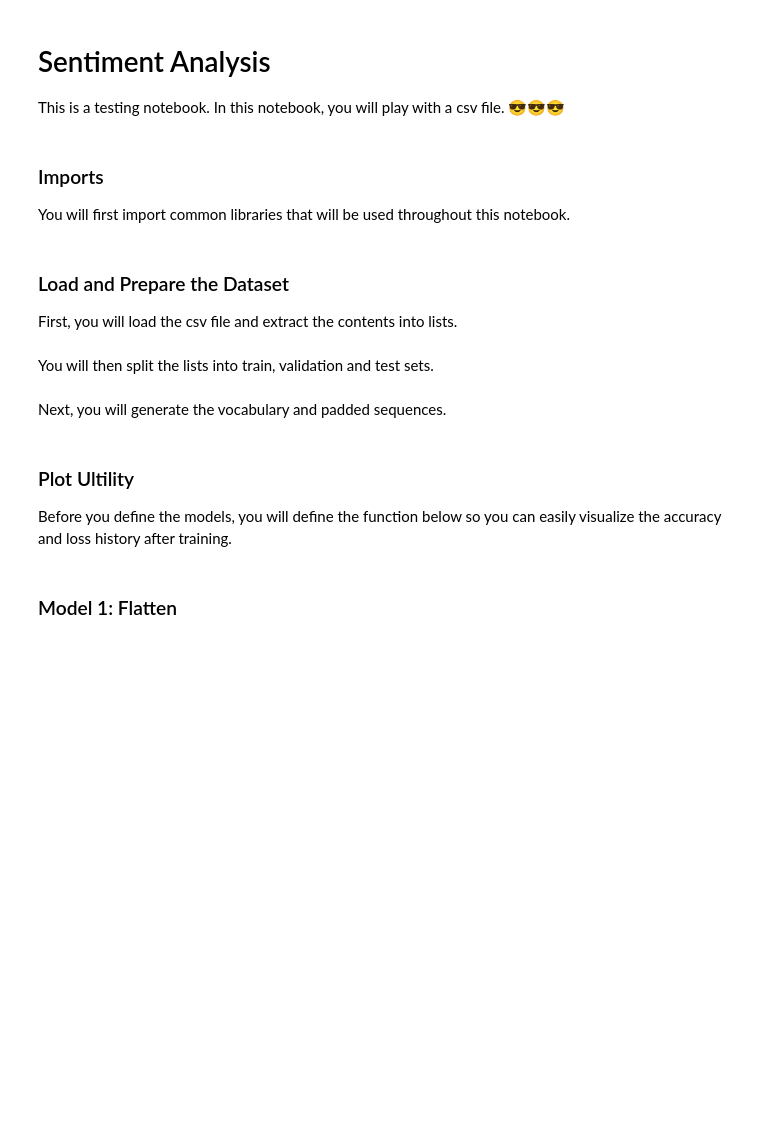
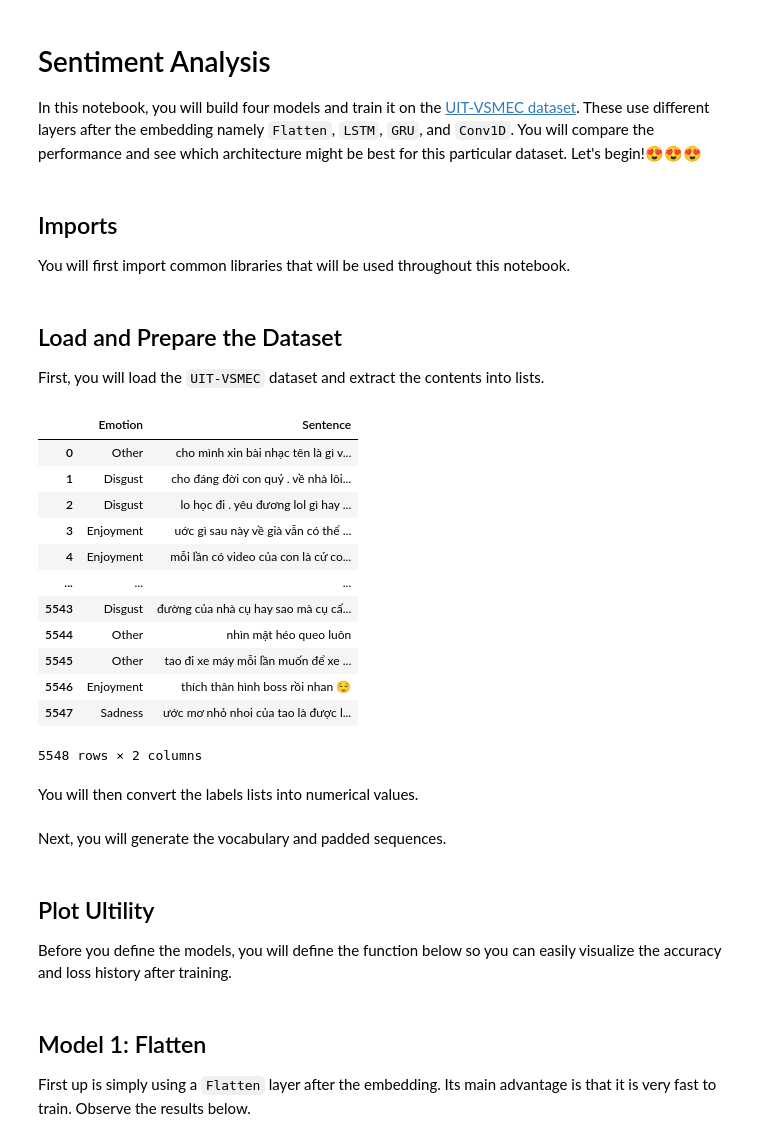
Before and after one commit to minhvn1433/Deep-learning-project, a Jupyter notebook: main.ipynb, the cells around one changed output. Drawn from its saved outputs; the diff is of its cells as text; code cells hidden in the pictures; blank space fills up the shorter version.

Commit message:
UIT-VSMEC dataset

```diff
--- a/main.ipynb
+++ b/main.ipynb
@@ -3,9 +3,9 @@
 # %% [markdown]
 # Sentiment Analysis
 
-This is a testing notebook. In this notebook, you will play with a csv file. 😎😎😎
+In this notebook, you will build four models and train it on the [UIT-VSMEC dataset](https://nlp.uit.edu.vn/datasets/). These use different layers after the embedding namely `Flatten`, `LSTM`, `GRU`, and `Conv1D`. You will compare the performance and see which architecture might be best for this particular dataset. Let's begin!😍😍😍
 # %% [markdown]
-### Imports
+## Imports
 
 You will first import common libraries that will be used throughout this notebook.
 # %%
@@ -34,17 +32,38 @@ from tensorflow.keras.layers import (
     Dropout,
 )
 # %% [markdown]
-### Load and Prepare the Dataset
+## Load and Prepare the Dataset
 
-First, you will load the csv file and extract the contents into lists.
+First, you will load the `UIT-VSMEC` dataset and extract the contents into lists.
 # %%
-# Load the CSV file
-df = pd.read_csv('data.csv')
-display(df)
+# Load the xlsx file
+train_data = pd.read_excel('train.xlsx')
+valid_data = pd.read_excel('valid.xlsx')
+test_data = pd.read_excel('test.xlsx')
+display(train_data)
 
-# Initialize the lists
-sentences = df['comment'].tolist()
-labels = df['rate'].tolist()
-labels = [label - 1 for label in labels]
+# Initialize the training sentences and labels list
+training_sentences = train_data['Sentence'].tolist()
+training_labels = train_data['Emotion'].tolist()
+
+# Initialize the validation sentences and labels list
+validation_sentences = valid_data['Sentence'].tolist()
+validation_labels = valid_data['Emotion'].tolist()
+
+# Initialize the testing sentences and labels list
+testing_sentences = test_data['Sentence'].tolist()
+testing_labels = test_data['Emotion'].tolist()
+# %% [output]
+|  | Emotion | Sentence |
+| 0 | Other | cho mình xin bài nhạc tên là gì v... |
+| 1 | Disgust | cho đáng đời con quỷ . về nhà lôi... |
+| 2 | Disgust | lo học đi . yêu đương lol gì hay ... |
+| 3 | Enjoyment | uớc gì sau này về già vẫn có thể ... |
+| 4 | Enjoyment | mỗi lần có video của con là cứ co... |
+| ... | ... | ... |
+| 5543 | Disgust | đường của nhà cụ hay sao mà cụ cấ... |
+| 5544 | Other | nhìn mặt héo queo luôn |
+| 5545 | Other | tao đi xe máy mỗi lần muốn để xe ... |
+| 5546 | Enjoyment | thích thân hình boss rồi nhan 😌 |
+| 5547 | Sadness | ước mơ nhỏ nhoi của tao là được l... |
+5548 rows × 2 columns
-# %% [markdown]
-You will then split the lists into train, validation and test sets.
@@ -71,0 +70,2 @@ testing_labels = np.array(testing_labels)
+# %% [markdown]
+You will then convert the labels lists into numerical values.
@@ -98,7 +113,7 @@ validation_padded = pad_sequences(validation_sequences, maxlen=max_length, paddi
 testing_sequences = tokenizer.texts_to_sequences(testing_sentences)
 testing_padded = pad_sequences(testing_sequences, maxlen=max_length, padding=padding_type, truncating=trunc_type)
 # %% [markdown]
-### Plot Ultility
+## Plot Ultility
 
 Before you define the models, you will define the function below so you can easily visualize the accuracy and loss history after training.
 # %%
@@ -111,5 +126,7 @@ def plot_graphs(history, string):
     plt.legend([string, 'val_'+string])
     plt.show()
 # %% [markdown]
-### Model 1: Flatten
+## Model 1: Flatten
+
+First up is simply using a `Flatten` layer after the embedding. Its main advantage is that it is very fast to train. Observe the results below.
 # %%
```
Also changed, not shown: parts of 19 cells of this notebook, 5 other files.
